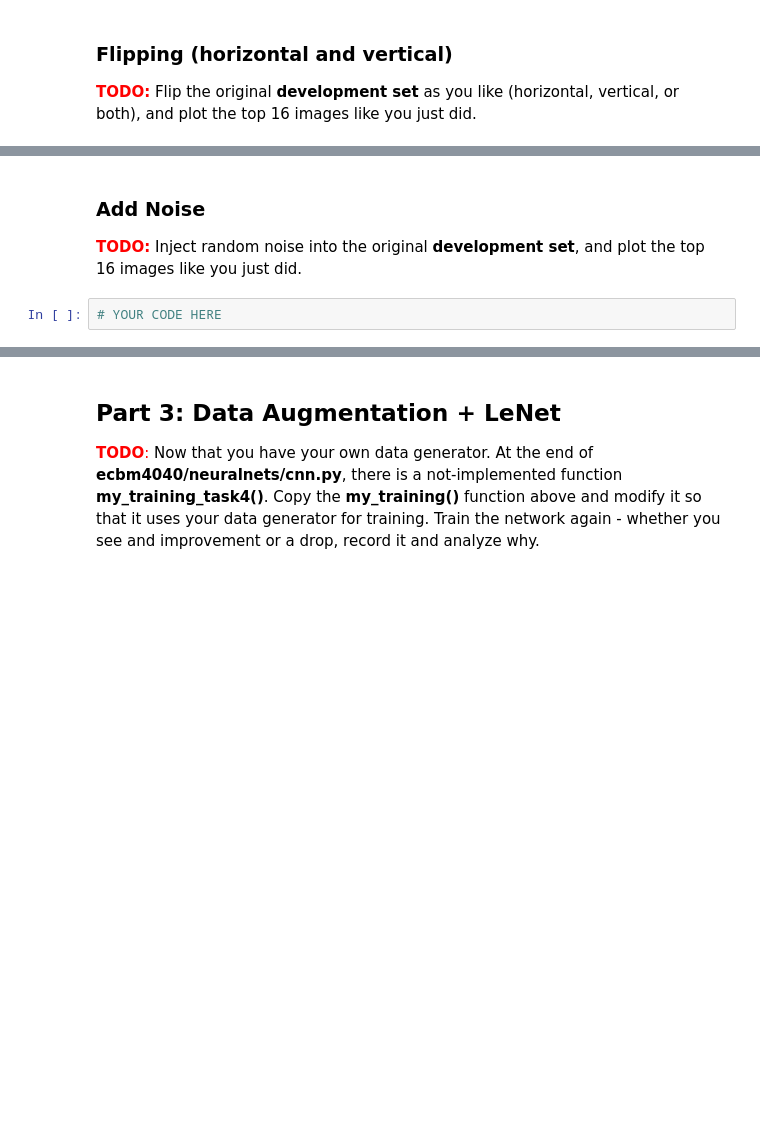
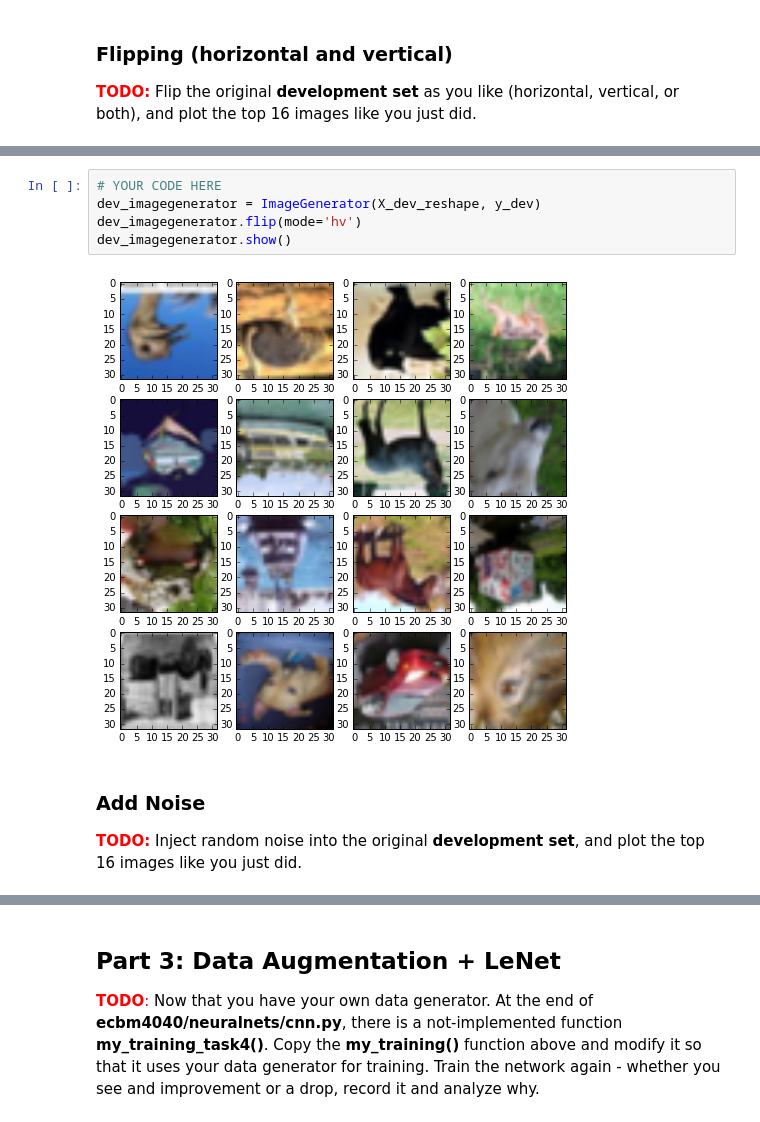
Before and after one commit to saipavan21/F_2017, a Jupyter notebook: nndl/assignment2_nndl/task4-augmentation.ipynb, the cells around one changed output, grey strips where cells are left out. Cells and saved outputs as stored; diff of their text form; blank space fills up the shorter version.

```diff
--- a/nndl/assignment2_nndl/task4-augmentation.ipynb
+++ b/nndl/assignment2_nndl/task4-augmentation.ipynb
@@ -109,6 +112,11 @@ dev_imagegenerator.show()
+# %%
+# YOUR CODE HERE
+dev_imagegenerator = ImageGenerator(X_dev_reshape, y_dev)
+dev_imagegenerator.flip(mode='hv')
+dev_imagegenerator.show()
+# %% [output]
+[figure, added]
 # %% [markdown]
 ### Add Noise
 
 <span style="color:red">__TODO:__</span> Inject random noise into the original __development set__, and plot the top 16 images like you just did.
-# %%
-# YOUR CODE HERE
```
Also changed, not shown: parts of 7 cells of this notebook, 1 other file.
